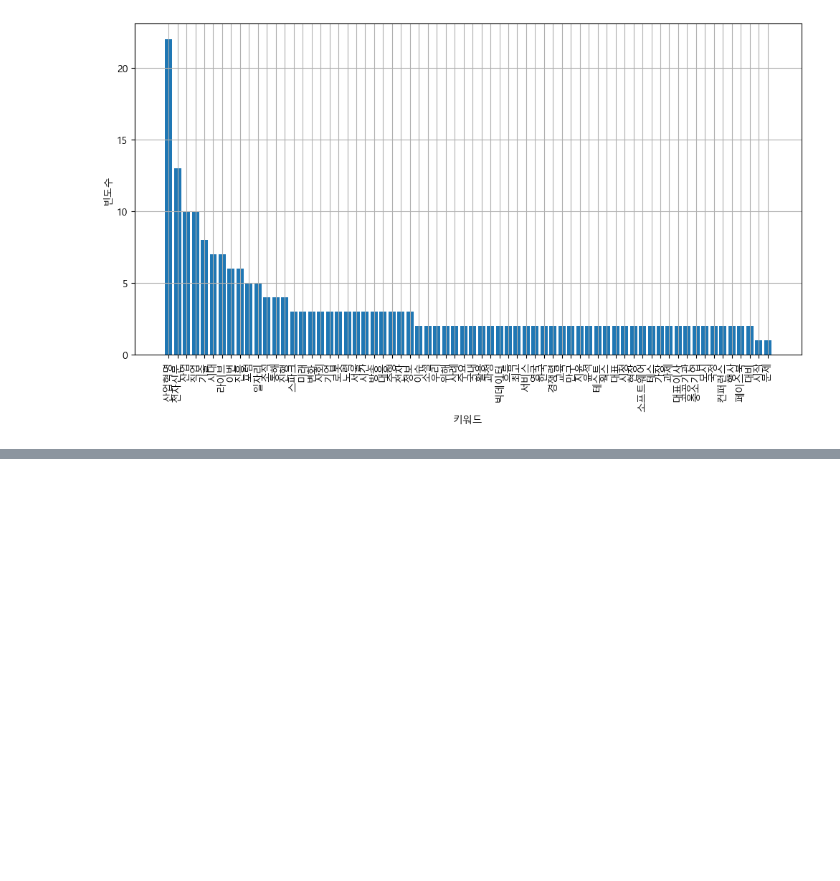
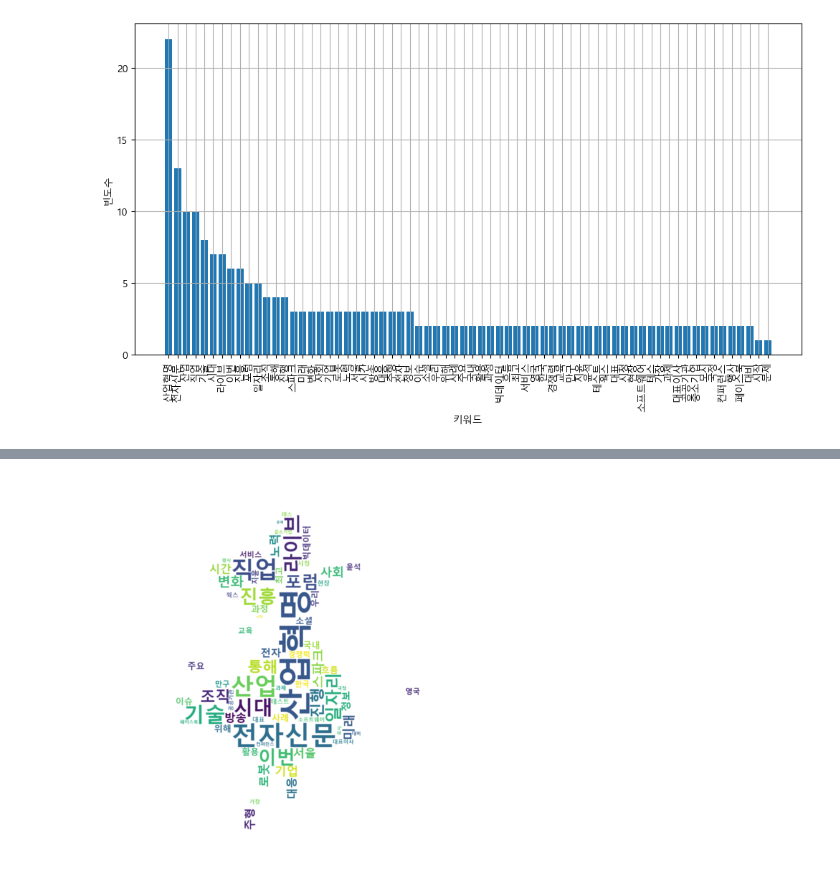
Before and after one commit to mimimioo/BigdataVisualization_analyze, a Jupyter notebook: 2-자연어처리-영문-한글-통계/test2han.ipynb, the cells around one changed output, grey strips where cells are left out. Cells and saved outputs as stored; diff of their text form; code cells hidden in the pictures; blank space fills up the shorter version.

```diff
--- a/2-자연어처리-영문-한글-통계/test2han.ipynb
+++ b/2-자연어처리-영문-한글-통계/test2han.ipynb
@@ -220,0 +223,24 @@ plt.show()
+# %%
+# 시각화2, 워드 클라우드
+import numpy as np
+
+import os
+import re
+from PIL import Image
+from os import path
+
+alice_mask = np.array(Image.open("alice_mask.png"))
+
+# 실행시, 한글이 깨져서, 해당 폰트 패스 경로 지정 필요.
+wc = WordCloud(font_path, background_color="white", max_words=1000, mask=alice_mask,width=800,height=1000)
+# generate word cloud
+sampleImage = wc.generate_from_frequencies(word_count)
+
+# show
+plt.imshow(sampleImage, interpolation="bilinear")
+# plt.imshow(sampleImage)
+
+plt.axis("off")
+plt.show()
+# %% [output]
+[figure, added]
```
Also changed, not shown: parts of 2 cells of this notebook, 1 other file.
